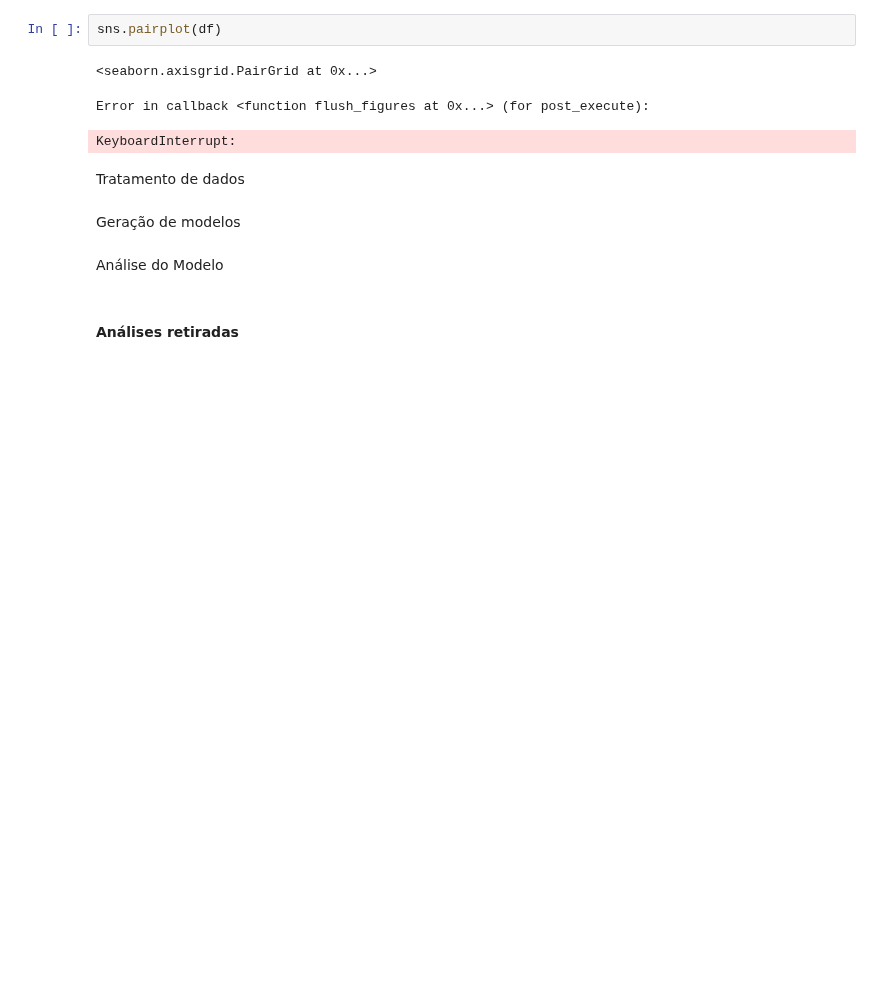
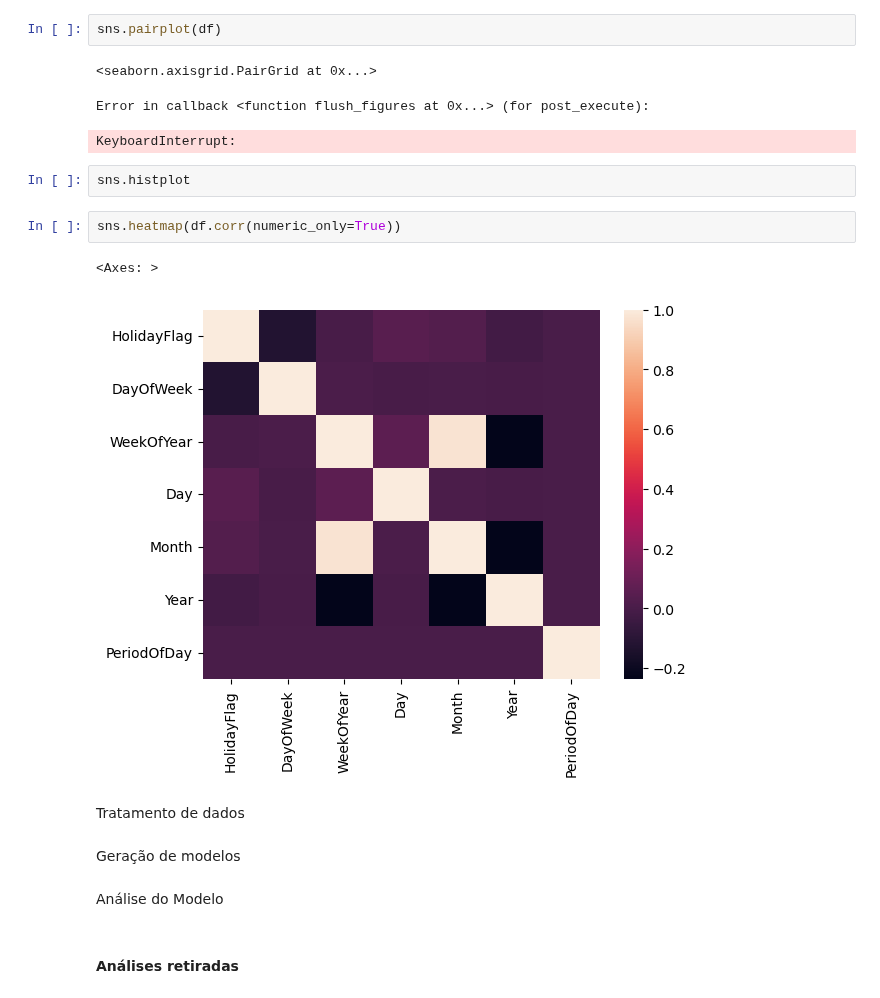
Before and after one commit to simaobarroso/tp-daa, a Jupyter notebook: grupo/eletricity.ipynb, the cells around one changed output. Drawn from its saved outputs; the diff is of its cells as text; blank space fills up the shorter version.

```diff
--- a/grupo/eletricity.ipynb
+++ b/grupo/eletricity.ipynb
@@ -100,6 +100,13 @@ sns.pairplot(df)
 <seaborn.axisgrid.PairGrid at 0x...>
 Error in callback <function flush_figures at 0x...> (for post_execute):
 KeyboardInterrupt:
+# %%
+sns.histplot
+# %%
+sns.heatmap(df.corr(numeric_only=True))
+# %% [output]
+<Axes: >
+[figure, added]
 # %% [markdown]
 Tratamento de dados
 # %% [markdown]
```
